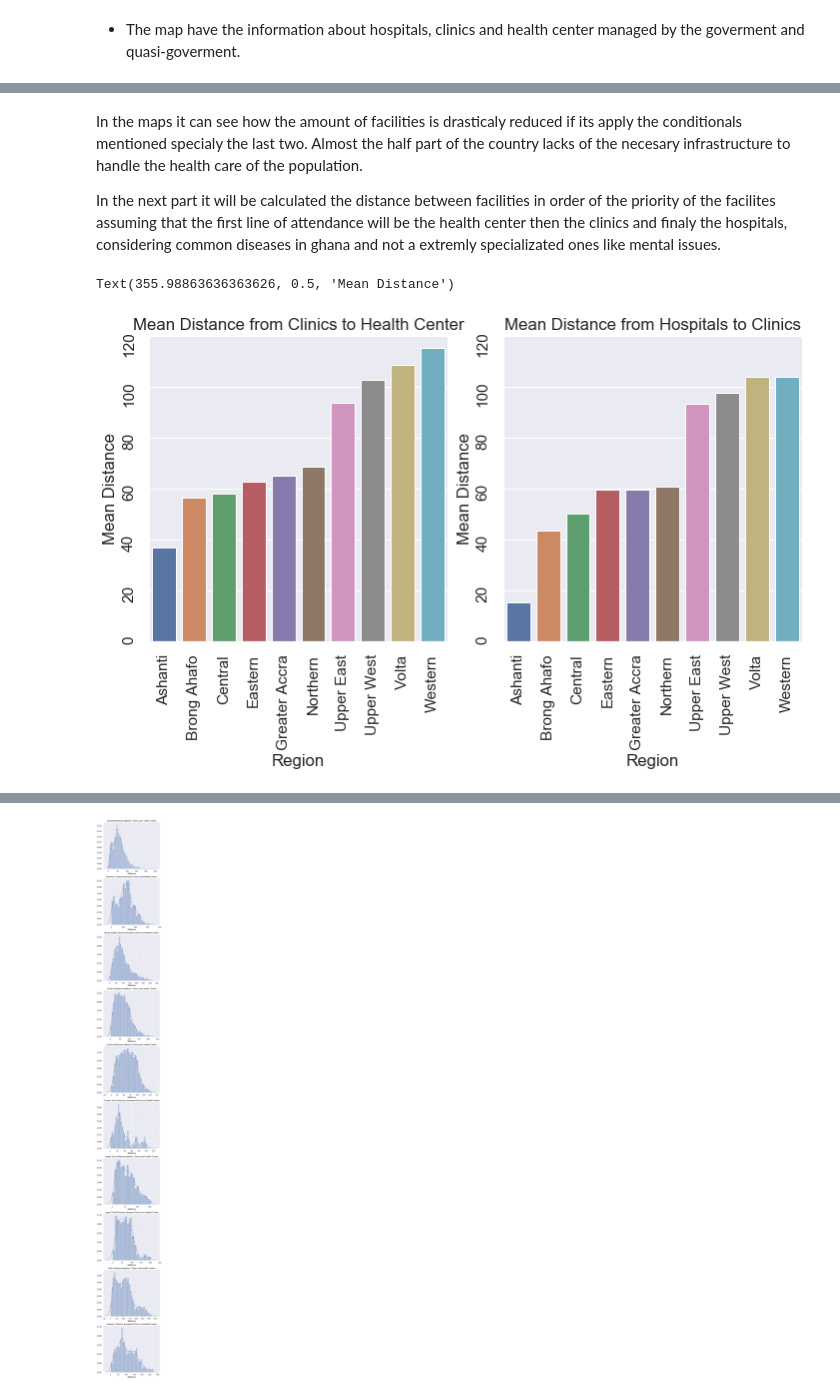
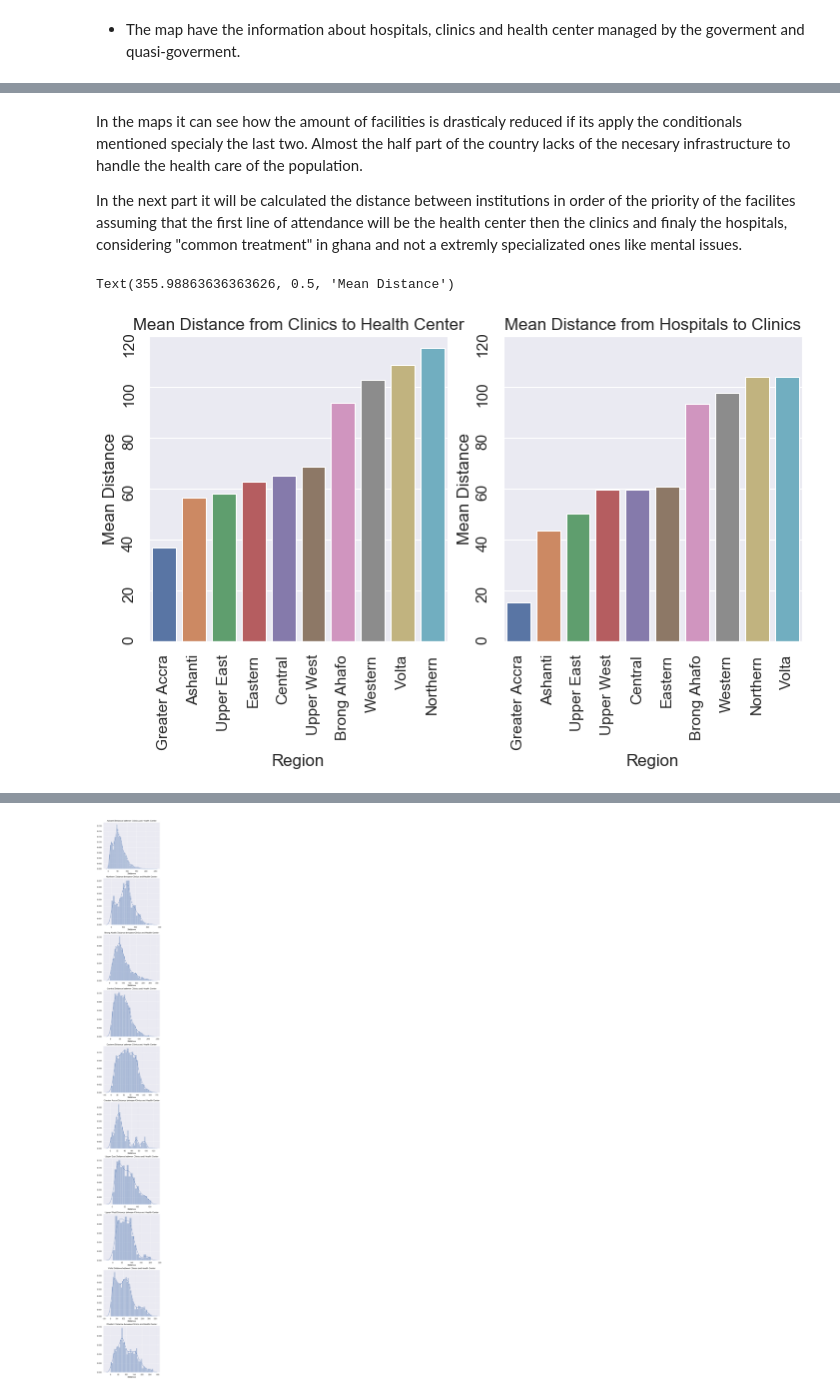
Before and after one commit to AndresRubianoM/Ghana_HealthFacilities, a Jupyter notebook: HealthFacilities.ipynb, the cells around one changed output, grey strips where cells are left out. Saved outputs shown, nothing was run; the diff lists cells and outputs as text; code cells hidden in the pictures.

```diff
--- a/HealthFacilities.ipynb
+++ b/HealthFacilities.ipynb
@@ -389,7 +392,7 @@ map_facilities(hospital_clinics, 'Hospitals and Clinics in Ghana per Region')
 # %% [markdown]
 In the maps it can see how the amount of facilities is drasticaly reduced if its apply the conditionals mentioned specialy the last two. Almost the half part of the country lacks of the necesary infrastructure to handle the health care of the population.
 
-In the next part it will be calculated the distance between facilities in order of the priority of the facilites assuming that the first line of attendance will be the health center then the clinics and finaly the hospitals, considering common diseases in ghana and not a extremly specializated ones like mental issues.
+In the next part it will be calculated the distance between institutions in order of the priority of the facilites assuming that the first line of attendance will be the health center then the clinics and finaly the hospitals, considering "common treatment" in ghana and not a extremly specializated ones like mental issues.
 # %%
 #Calculate the distances between Clinics - Health Center and Hospitals - Clinics
 #assuming this hierarchy by the order of capacities of the facilities
@@ -398,21 +401,24 @@ predominate_facilities = data_facilities.loc[(data_facilities.Type == 'clinic')
 distance_Clinics_Health = facilities_range('clinic', 'health centre', predominate_facilities)
 distance_Hospitals_Clinics = facilities_range('hospital', 'clinic', predominate_facilities)
 # %%
+# Stats of the distances dataframes (mean, deviation, count)
 stats_clinic_health = distance_Clinics_Health.groupby(['Region'], as_index = False).Distance.agg(['mean','std', 'count'])
+stats_clinic_health = stats_clinic_health.sort_values(by = ['mean'])
 stats_hospital_clinic = distance_Hospitals_Clinics.groupby(['Region'], as_index = False).Distance.agg(['mean','std', 'count'])
+stats_hospital_clinic = stats_hospital_clinic.sort_values(by = ['mean'])
 
 fig, ax = plt.subplots(1,2, figsize = (10,5))
 fig.tight_layout()
-sns.barplot(x = stats_clinic_health.index, y = stats_clinic_health['mean'].sort_values(), ax = ax[0,])
+sns.barplot(x = stats_clinic_health.index, y = stats_clinic_health['mean'], ax = ax[0,])
 ax[0].set_title('Mean Distance from Clinics to Health Center')
 ax[0].tick_params(labelrotation=90)
 ax[0].set_ylim([0,120])
 ax[0].set_ylabel('Mean Distance')
-sns.barplot(x = stats_hospital_clinic.index, y = stats_hospital_clinic['mean'].sort_values(), ax = ax[1])
+sns.barplot(x = stats_hospital_clinic.index, y = stats_hospital_clinic['mean'], ax = ax[1])
 ax[1].set_title('Mean Distance from Hospitals to Clinics')
 ax[1].tick_params(labelrotation=90)
 ax[1].set_ylim([0,120])
 ax[1].set_ylabel('Mean Distance')
 # %% [output]
 Text(355.98863636363626, 0.5, 'Mean Distance')
-[figure, old version]
+[figure, new version]
```
Also changed, not shown: parts of 14 cells of this notebook.
